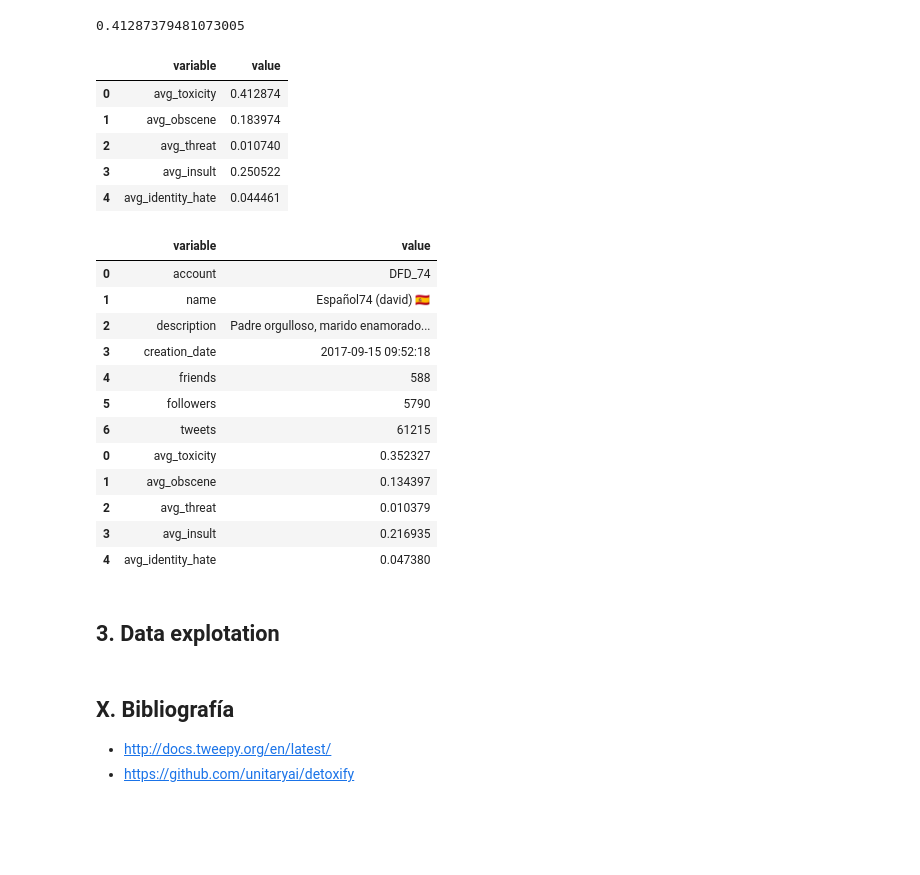
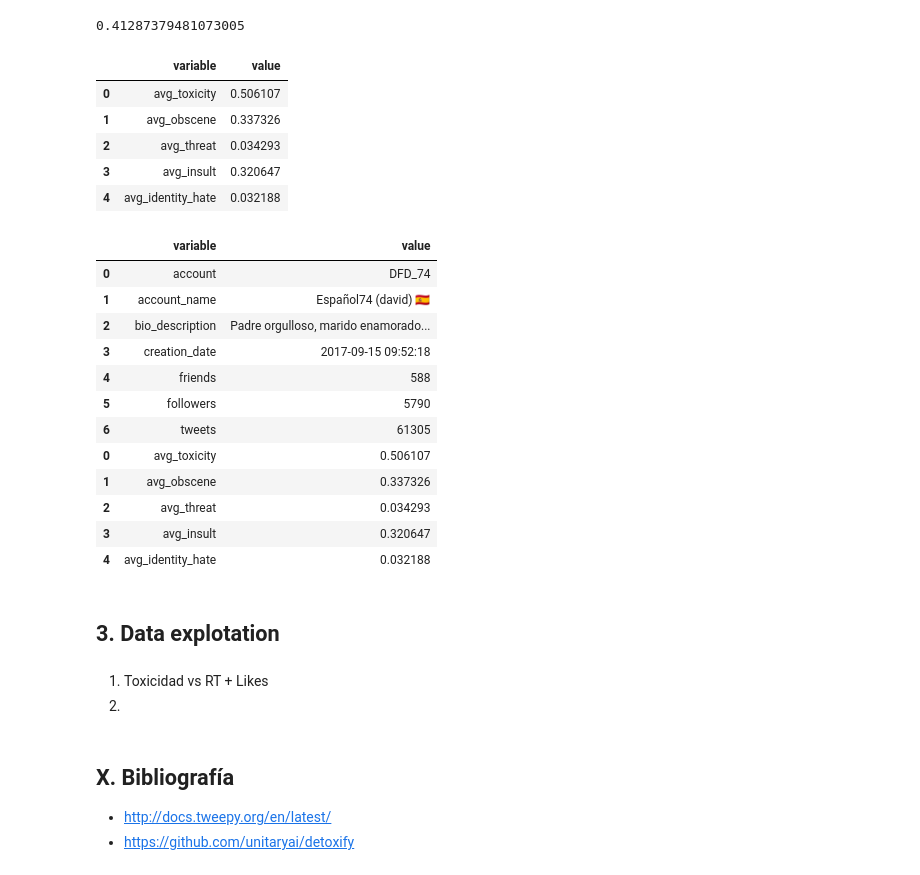
Before and after one commit to gmachinromero/project_robotodio, a Jupyter notebook: notebooks/02-twitter-extractor.ipynb, the cells around one changed output. Saved outputs shown, nothing was run; the diff lists cells and outputs as text; code cells hidden in the pictures; blank space fills up the shorter version.

```diff
--- a/notebooks/02-twitter-extractor.ipynb
+++ b/notebooks/02-twitter-extractor.ipynb
@@ -105,7 +109,7 @@ In the next cell we are going to download $n$ tweets from a Twitter account, and
 # %%
 # Introduce the target Twitter account and number of items to download
 target = 'DFD_74'
-n_items = 150
+n_items = 50
 
 # Tweets list (iterator)
 tweets = tweets_iterator(target, n_items=1)
@@ -279,0 +303,4 @@ Due to limitations with the TextBlob library and to avoiding be banned, we are g
+# %%
+translator = Translator(user_agent='Mozilla/5.0 (Windows NT 10.0; Win64; x64) AppleWebKit/537.36 (KHTML, like Gecko) Chrome/80.0.3987.149 Safari/537.36')
+
+translator.translate("Esta frase está en español y queremos traducirla al inglés.", src='es', dest='en').text
@@ -283,8 +312,8 @@ Due to limitations with the TextBlob library and to avoiding be banned, we are g
 # Instance a np.array variable that contains all tweets
 tweets = np.array(df['tweet'])
 
-# We apply the TextBlob translation to each tweet of the previous np.array
-tweets_en = list(map(lambda tweet: TextBlob(tweet).translate(from_lang='es', to='en').string, tweets))
+# We apply the GoogleTrans translation to each tweet of the previous np.array
+tweets_en = list(map(lambda tweet: translator.translate(tweet, src='en', dest='en').text, tweets))
 
 # Create another pandas column with the transalation values
 df['tweet_en'] = tweets_en
@@ -377,27 +408,30 @@ df_average = pd.DataFrame(scoring_average)
 df_average
 # %% [output]
 |  | variable | value |
-| 0 | avg_toxicity | 0.412874 |
-| 1 | avg_obscene | 0.183974 |
-| 2 | avg_threat | 0.010740 |
-| 3 | avg_insult | 0.250522 |
-| 4 | avg_identity_hate | 0.044461 |
+| 0 | avg_toxicity | 0.506107 |
+| 1 | avg_obscene | 0.337326 |
+| 2 | avg_threat | 0.034293 |
+| 3 | avg_insult | 0.320647 |
+| 4 | avg_identity_hate | 0.032188 |
 # %%
-df = pd.concat([df_account, df_average])
-df
+df_account = pd.concat([df_account, df_average])
+df_account
 # %% [output]
 |  | variable | value |
 | 0 | account | DFD_74 |
-| 1 | name | Español74 (david) 🇪🇸 |
-| 2 | description | Padre orgulloso, marido enamorado... |
+| 1 | account_name | Español74 (david) 🇪🇸 |
+| 2 | bio_description | Padre orgulloso, marido enamorado... |
 | 3 | creation_date | 2017-09-15 09:52:18 |
 | 4 | friends | 588 |
 | 5 | followers | 5790 |
-| 6 | tweets | 61215 |
-| 0 | avg_toxicity | 0.352327 |
-| 1 | avg_obscene | 0.134397 |
-| 2 | avg_threat | 0.010379 |
-| 3 | avg_insult | 0.216935 |
-| 4 | avg_identity_hate | 0.047380 |
+| 6 | tweets | 61305 |
+| 0 | avg_toxicity | 0.506107 |
+| 1 | avg_obscene | 0.337326 |
+| 2 | avg_threat | 0.034293 |
+| 3 | avg_insult | 0.320647 |
+| 4 | avg_identity_hate | 0.032188 |
 # %% [markdown]
 ## 3. Data explotation
+# %% [markdown]
+1. Toxicidad vs RT + Likes
+2.
```
Also changed, not shown: parts of 18 cells of this notebook.
